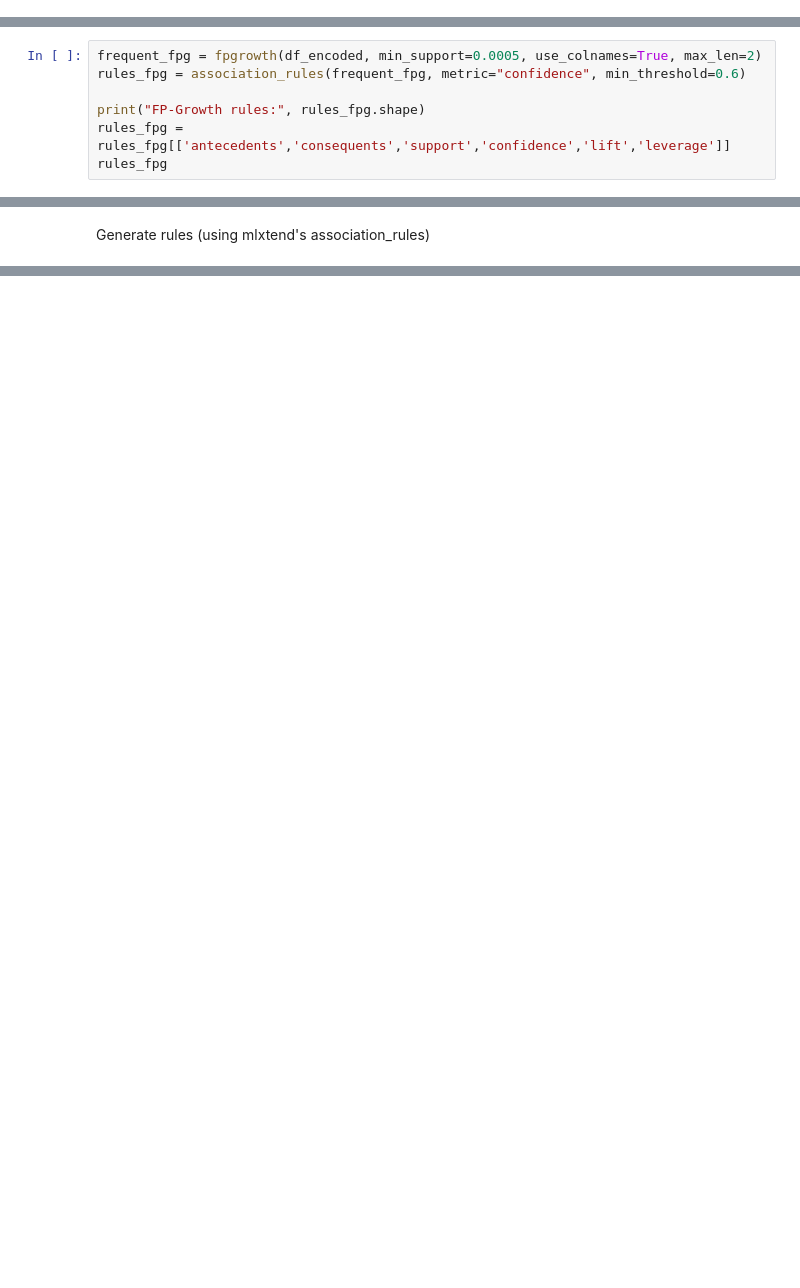
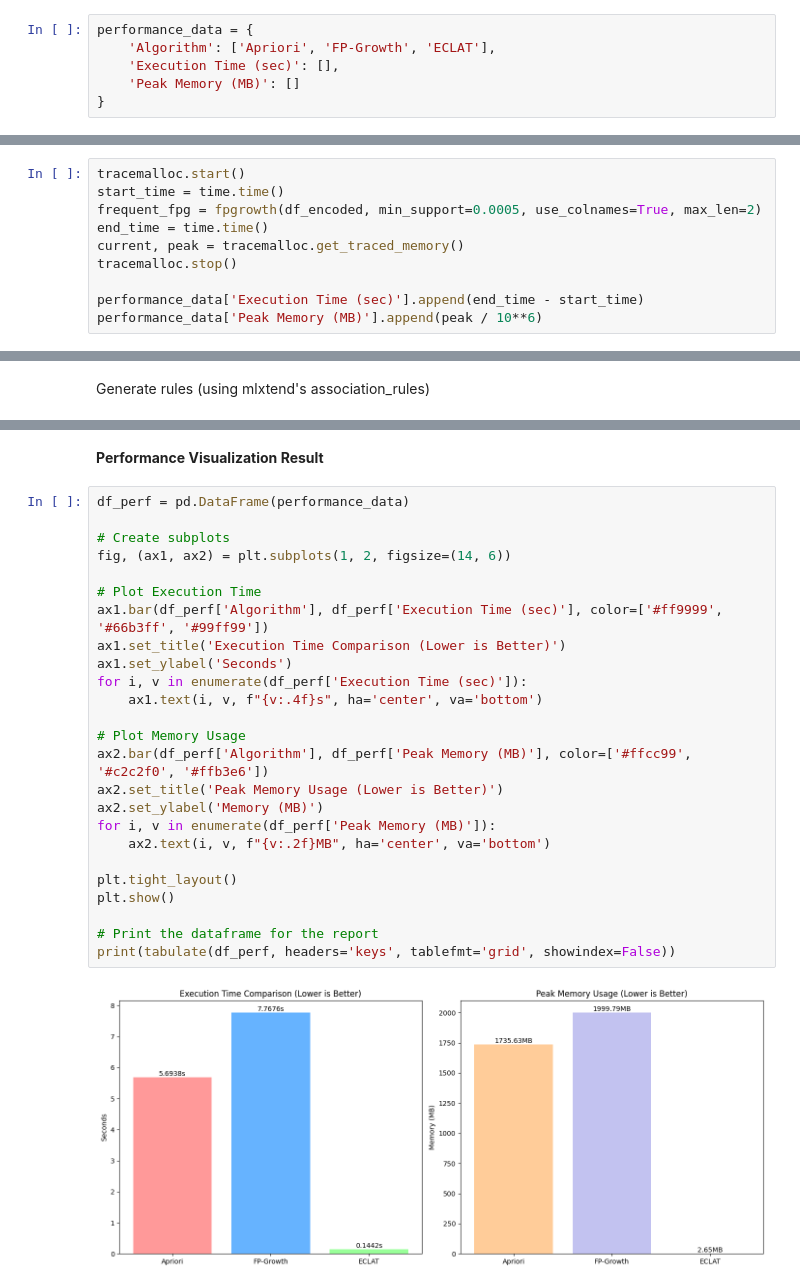
Before and after one commit to Jasonshe0509/fyp-model-building, a Jupyter notebook: cross-selling-association-rule-mining-testing.ipynb, the cells around one changed output, grey strips where cells are left out. Saved outputs shown, nothing was run; the diff lists cells and outputs as text; blank space fills up the shorter version.

Commit message:
feat: finalize sales forecasting model and cross selling association rule

```diff
--- a/cross-selling-association-rule-mining-testing.ipynb
+++ b/cross-selling-association-rule-mining-testing.ipynb
@@ -86,3 +89,9 @@ df_encoded = pd.DataFrame(te_ary, columns=te.columns_)
+# %%
+performance_data = {
+    'Algorithm': ['Apriori', 'FP-Growth', 'ECLAT'],
+    'Execution Time (sec)': [],
+    'Peak Memory (MB)': []
+}
 # %% [markdown]
 **Apriori**
 # %%
@@ -114,9 +132,12 @@ Apriori rules: (21, 14)
 # %% [markdown]
 **FP-Growth**
 # %%
+tracemalloc.start()
+start_time = time.time()
 frequent_fpg = fpgrowth(df_encoded, min_support=0.0005, use_colnames=True, max_len=2)
-rules_fpg = association_rules(frequent_fpg, metric="confidence", min_threshold=0.6)
+end_time = time.time()
+current, peak = tracemalloc.get_traced_memory()
+tracemalloc.stop()
 
-print("FP-Growth rules:", rules_fpg.shape)
-rules_fpg = rules_fpg[['antecedents','consequents','support','confidence','lift','leverage']]
-rules_fpg
+performance_data['Execution Time (sec)'].append(end_time - start_time)
+performance_data['Peak Memory (MB)'].append(peak / 10**6)
@@ -299,0 +265,29 @@ plt.show()
+# %% [markdown]
+**Performance Visualization Result**
+# %%
+df_perf = pd.DataFrame(performance_data)
+
+# Create subplots
+fig, (ax1, ax2) = plt.subplots(1, 2, figsize=(14, 6))
+
+# Plot Execution Time
+ax1.bar(df_perf['Algorithm'], df_perf['Execution Time (sec)'], color=['#ff9999', '#66b3ff', '#99ff99'])
+ax1.set_title('Execution Time Comparison (Lower is Better)')
+ax1.set_ylabel('Seconds')
+for i, v in enumerate(df_perf['Execution Time (sec)']):
+    ax1.text(i, v, f"{v:.4f}s", ha='center', va='bottom')
+
+# Plot Memory Usage
+ax2.bar(df_perf['Algorithm'], df_perf['Peak Memory (MB)'], color=['#ffcc99', '#c2c2f0', '#ffb3e6'])
+ax2.set_title('Peak Memory Usage (Lower is Better)')
+ax2.set_ylabel('Memory (MB)')
+for i, v in enumerate(df_perf['Peak Memory (MB)']):
+    ax2.text(i, v, f"{v:.2f}MB", ha='center', va='bottom')
+
+plt.tight_layout()
+plt.show()
+
+# Print the dataframe for the report
+print(tabulate(df_perf, headers='keys', tablefmt='grid', showindex=False))
+# %% [output]
+[figure, added]
```
Also changed, not shown: parts of 25 cells of this notebook, 10 other files.
